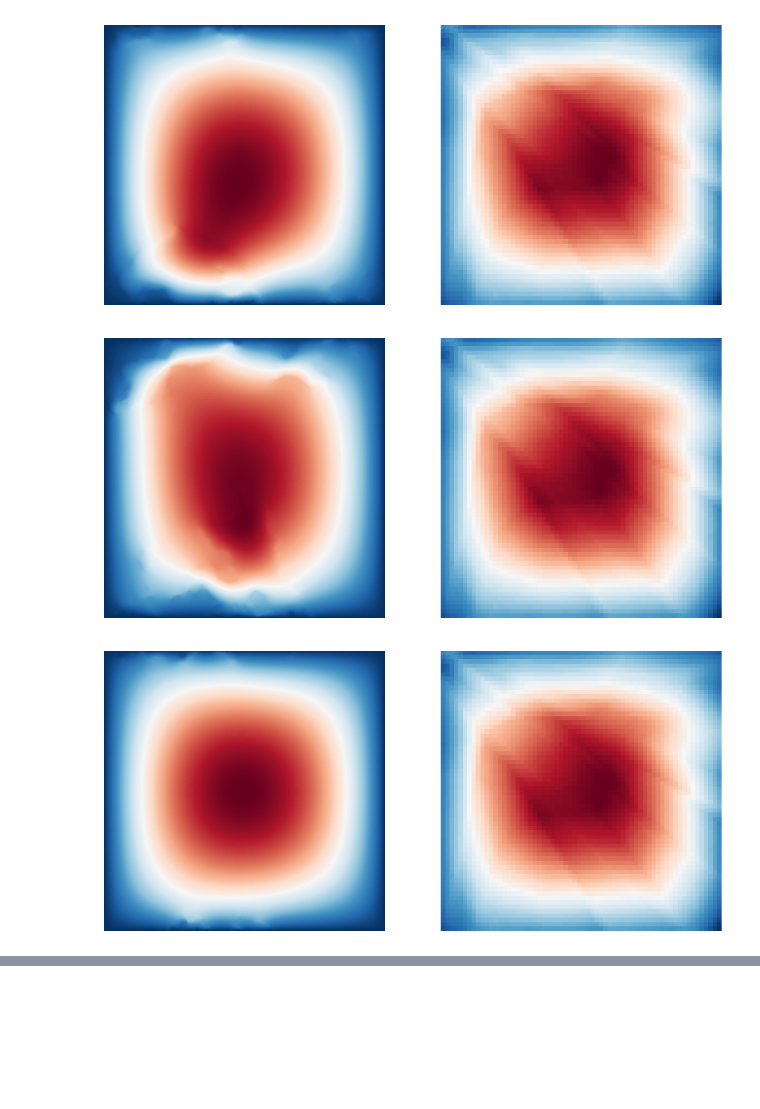
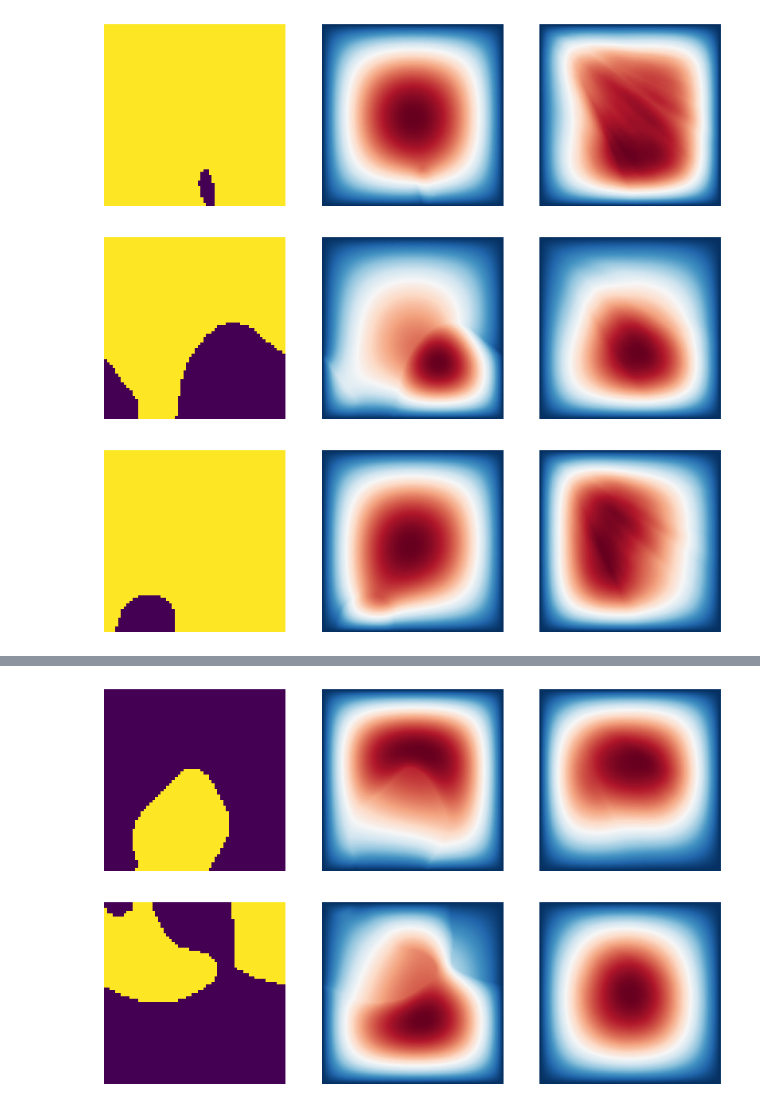
Before and after one commit to TheoHanon/NeuralFlow, a Jupyter notebook: Experiments/Darcy Flow/operator_learn.ipynb, the cells around one changed output, grey strips where cells are left out. Drawn from its saved outputs; the diff is of its cells as text; code cells hidden in the pictures; blank space fills up the shorter version.

```diff
--- a/Experiments/Darcy Flow/operator_learn.ipynb
+++ b/Experiments/Darcy Flow/operator_learn.ipynb
@@ -32 +30,16 @@ for i, (ai, ui) in enumerate(zip(a, u)):
+# %%
+def downsample(a, u):
+    a = tf.expand_dims(a, axis=-1)  # Shape now [batch, height, width, 1]
+
+    # Apply Max Pooling to downsample `a`
+    pooling_layer = tf.keras.layers.MaxPooling2D(pool_size=(2, 2), strides=(2, 2))
+    a_downsampled = pooling_layer(a)
+
+    # Remove the channel dimension if you want to return it to its original format
+    a_downsampled = tf.squeeze(a_downsampled, axis=-1)
+
+    return a_downsampled, u
+# %%
+train_dataset = train_dataset.map(lambda a, u : downsample(a, u))
+test_dataset  = test_dataset.map(lambda a, u : downsample(a, u))
 # %%
@@ -34,7 +47,5 @@ coords = tf.meshgrid(tf.linspace(0.0, 1.0, 64), tf.linspace(0.0, 1.0, 64))
 coords = tf.stack(coords, axis=-1)
 coords = tf.reshape(coords, (-1, 2))
-# %%
-model.compile(optimizer = "adam", loss = "mse")
 # %%
 # Define the loss function
 loss_fn = tf.keras.losses.MeanSquaredError()
@@ -66,4 +85,4 @@ NameError: name 'data_train' is not defined
 # %%
-coords_test = tf.meshgrid(tf.linspace(0.0, 1.0, 64), tf.linspace(0.0, 1.0, 64))
+coords_test = tf.meshgrid(tf.linspace(0.0, 1.0, 128), tf.linspace(0.0, 1.0, 128))
 coords_test = tf.stack(coords_test, axis=-1)
 coords_test = tf.reshape(coords_test, (-1, 2))
@@ -77,16 +89,22 @@ data_test = data_test.map(downsample_test)
 # %%
 import matplotlib.pyplot as plt
 
-for a, u in data_test.take(5):
-    fig, ax = plt.subplots(1, 2, figsize=(10, 5))
+for a, u in test_dataset.take(10):
+    fig, ax = plt.subplots(1, 3, figsize=(10, 5))
+    a = tf.reshape(a, (-1, 64*64))
+    u = tf.reshape(u, (-1, 128*128))
+
     u_pred = model(a, coords_test)
-    u_pred = tf.reshape(u_pred, (64, 64))
-    ax[0].imshow(u, cmap = "RdBu_r")
+    u_pred = tf.reshape(u_pred, (-1, 128*128))
+    ax[0].imshow(tf.reshape(a[1], (64, 64)), cmap = "viridis")
     ax[0].set_axis_off()
-    ax[1].imshow(u_pred, cmap = "RdBu_r")
+    ax[1].imshow(tf.reshape(u[1], (128, 128)), cmap = "RdBu_r")
     ax[1].set_axis_off()
+    ax[2].imshow(tf.reshape(u_pred[1], (128, 128)), cmap = "RdBu_r")
+    ax[2].set_axis_off()
+
     plt.show()
 # %% [output]
-[figure, old version]
+[figure, new version]
-[figure, old version]
+[figure, new version]
-[figure, old version]
+[figure, new version]
@@ -94,0 +113,2 @@ for a, u in data_test.take(5):
+[figure, added]
+[figure, added]
```
Also changed, not shown: parts of 11 cells of this notebook, 3 other files.
